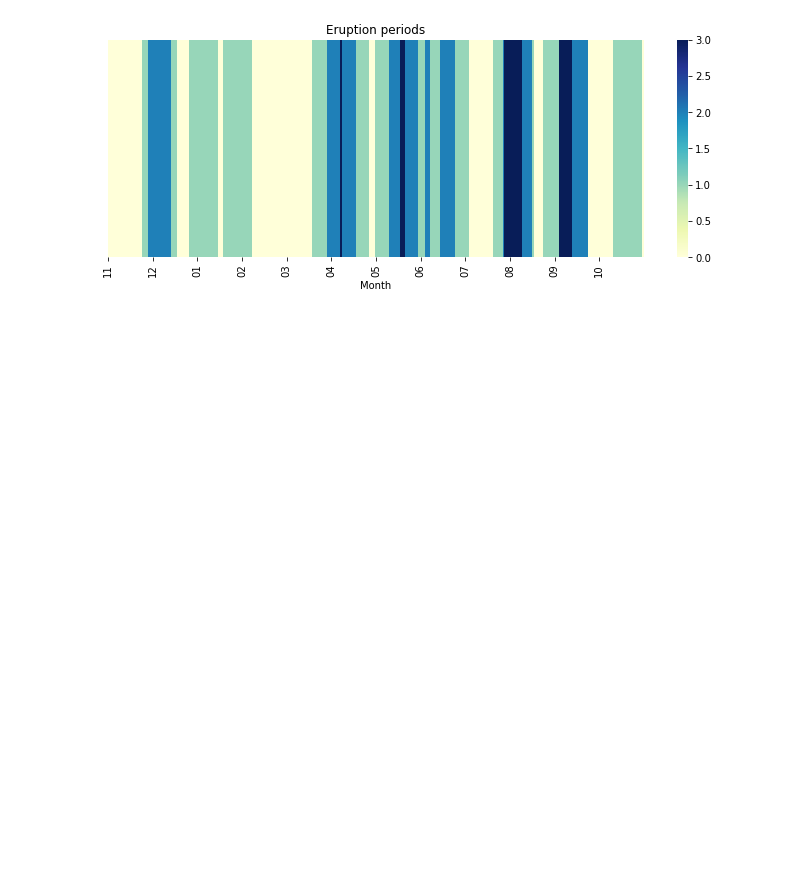
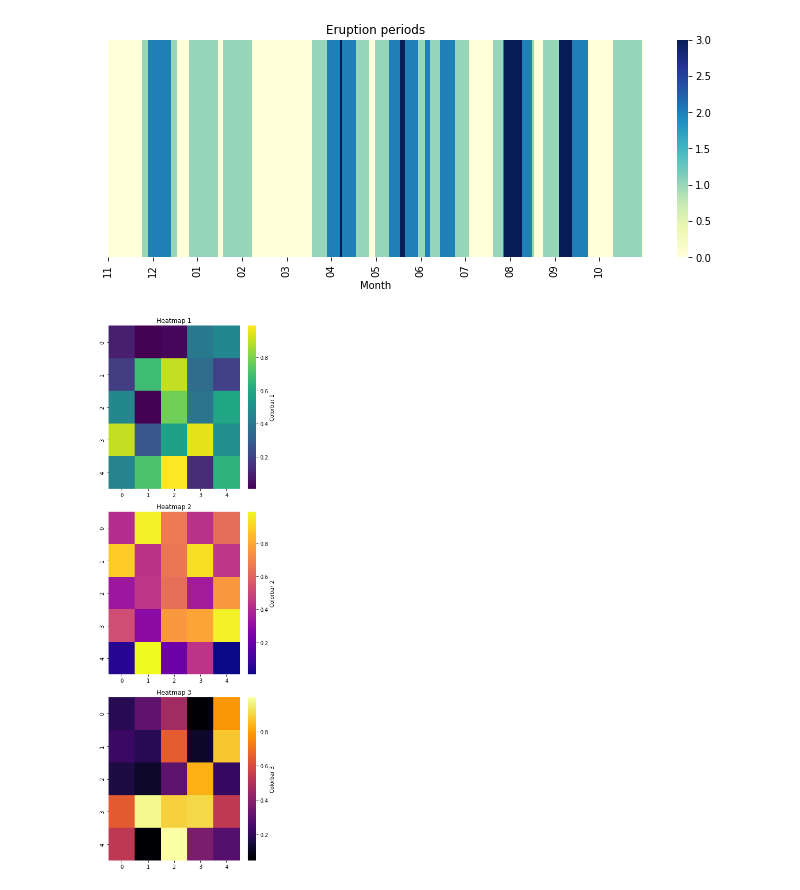
Before and after one commit to jonathan-quartin/um_volcano_project, a Jupyter notebook: distribs.ipynb, the cells around one changed output. Cells and saved outputs as stored; diff of their text form; code cells hidden in the pictures; blank space fills up the shorter version.

```diff
--- a/distribs.ipynb
+++ b/distribs.ipynb
@@ -153,3 +193,28 @@ plt.savefig("non_nino_erupts.jpg")
 plt.show()
 # %% [output]
 [figure]
+# %%
+data1 = np.random.rand(5, 5)
+data2 = np.random.rand(5, 5)
+data3 = np.random.rand(5, 5)
+
+# Create a single figure and add subplots arranged in rows
+fig, axes = plt.subplots(3, 1, figsize=(5, 15))  # 3 rows, 1 column
+
+# Plot the heatmaps using Seaborn
+sns.heatmap(data1, cmap='viridis', ax=axes[0], cbar=True, cbar_kws={"label": "Colorbar 1"})
+sns.heatmap(data2, cmap='plasma', ax=axes[1], cbar=True, cbar_kws={"label": "Colorbar 2"})
+sns.heatmap(data3, cmap='inferno', ax=axes[2], cbar=True, cbar_kws={"label": "Colorbar 3"})
+
+# Add titles to the subplots
+axes[0].set_title('Heatmap 1')
+axes[1].set_title('Heatmap 2')
+axes[2].set_title('Heatmap 3')
+
+# Adjust the layout to prevent overlapping titles or labels
+plt.tight_layout()
+
+# Show the plot
+plt.show()
+# %% [output]
+[figure, added]
```
Also changed, not shown: parts of 6 cells of this notebook, 5 other files.
